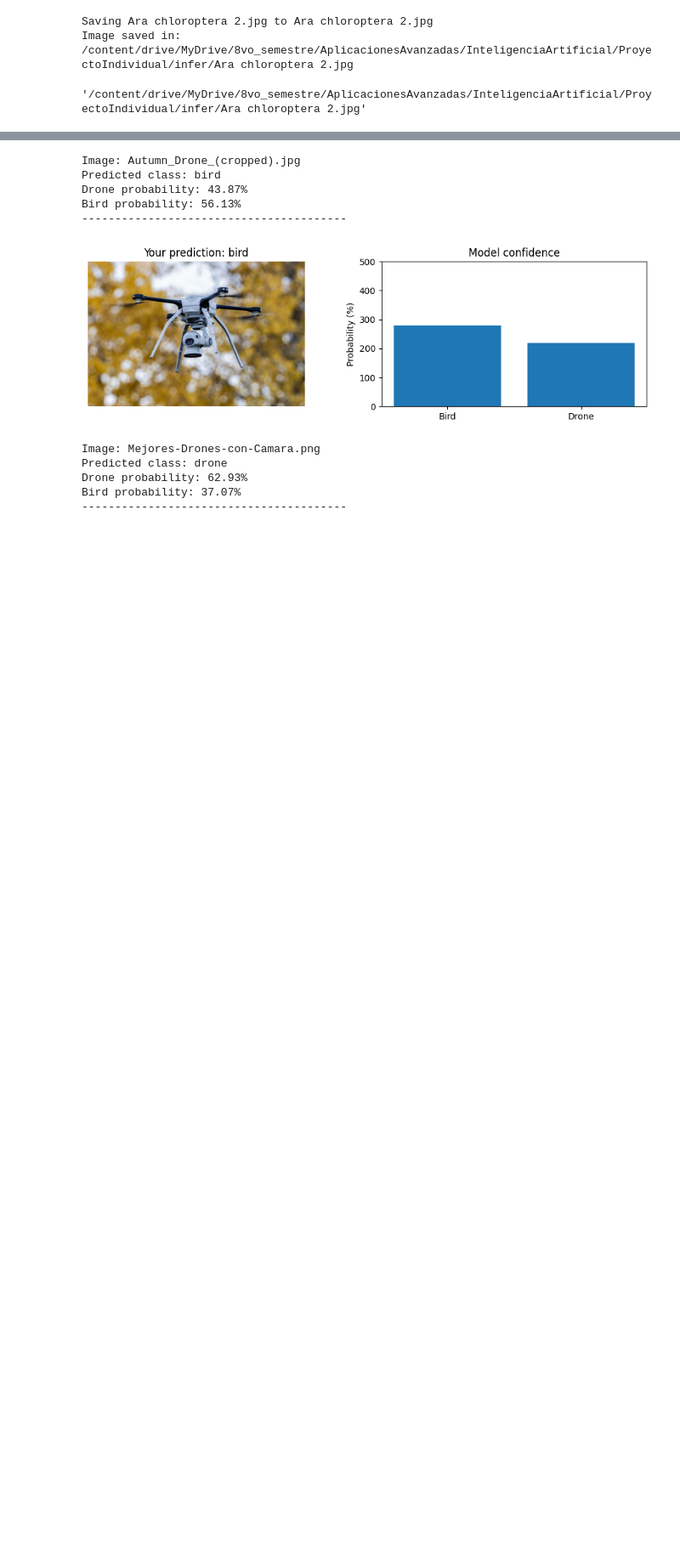
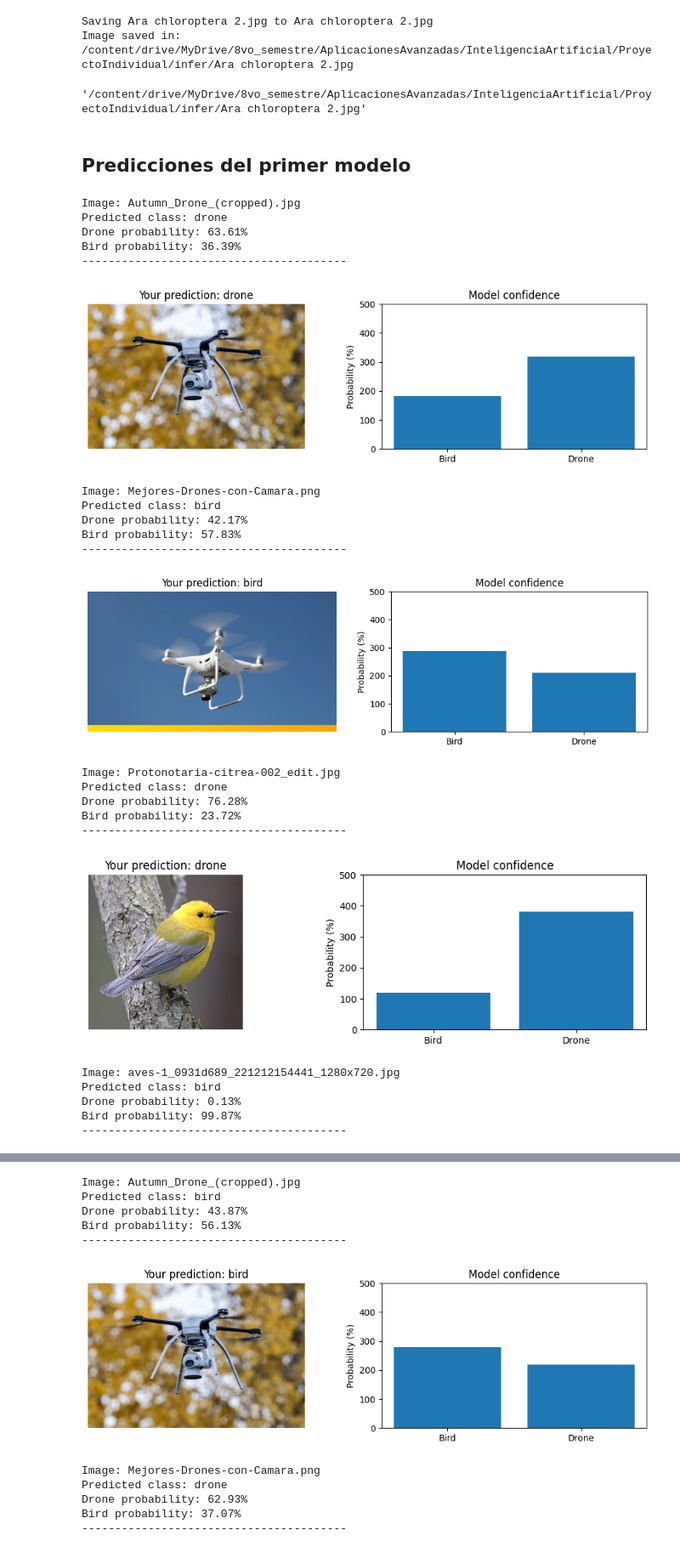
Before and after one commit to July230/AviDetect, a Jupyter notebook: AviDetectPredict.ipynb, the cells around one changed output, grey strips where cells are left out. Shown at 85% size. Cells and saved outputs as stored; diff of their text form; code cells hidden in the pictures; blank space fills up the shorter version.

Commit message:
add: agregar comparacion con primer modelo

```diff
--- a/AviDetectPredict.ipynb
+++ b/AviDetectPredict.ipynb
@@ -29,3 +31,34 @@ def getModel(modelPath):
+# %%
+def getModelCompiled():
+  """
+  Creates the model and compiles it
+
+  Parameters
+  ----------
+  None
+
+  Returns
+  -------
+  model : keras.models.Sequential
+    Compiled model
+  """
+  model = tf.keras.models.Sequential()
+  model.add(tf.keras.layers.Conv2D(32, (3, 3), activation="relu", input_shape = (224,224,3)))
+  model.add(tf.keras.layers.MaxPooling2D((2, 2)))
+  model.add(tf.keras.layers.Conv2D(64, (3, 3), activation="relu", input_shape = (224,224,3)))
+  model.add(tf.keras.layers.MaxPooling2D((2, 2)))
+  model.add(tf.keras.layers.Conv2D(128, (3, 3), activation="relu", input_shape = (224,224,3)))
+  model.add(tf.keras.layers.MaxPooling2D((2, 2)))
+  model.add(tf.keras.layers.Flatten())
+  model.add(tf.keras.layers.Dense(128,activation="relu"))
+  model.add(tf.keras.layers.Dense(1,activation="sigmoid"))
+
+  model.compile(
+    loss="binary_crossentropy",
+    optimizer="adam",
+    metrics=["accuracy"])
+
+  return model
 # %% [markdown]
 # Funciones para subir una imagen
 # %%
@@ -311,2 +344,7 @@ mkdir: cannot create directory ‘infer’: File exists
 # %%
 inferDirectory = os.path.join(parentDirectory, "infer")
+# %%
+firstModelPath = "checkpoints/ThreeLayerCNN/checkpoint.weights.h5"
+FirstAviDetect = getModelCompiled()
+FirstAviDetect.load_weights(firstModelPath)
+FirstAviDetect.summary()
@@ -344,3 +406,31 @@ uploadImage(inferDirectory)
 Saving Ara chloroptera 2.jpg to Ara chloroptera 2.jpg
 Image saved in: /content/drive/MyDrive/8vo_semestre/AplicacionesAvanzadas/InteligenciaArtificial/ProyectoIndividual/infer/Ara chloroptera 2.jpg
 '/content/drive/MyDrive/8vo_semestre/AplicacionesAvanzadas/InteligenciaArtificial/ProyectoIndividual/infer/Ara chloroptera 2.jpg'
+# %% [markdown]
+## Predicciones del primer modelo
+# %%
+predictDirectory(FirstAviDetect, "infer")
+# %% [output]
+Image: Autumn_Drone_(cropped).jpg
+Predicted class: drone
+Drone probability: 63.61%
+Bird probability: 36.39%
+----------------------------------------
+[figure, added]
+Image: Mejores-Drones-con-Camara.png
+Predicted class: bird
+Drone probability: 42.17%
+Bird probability: 57.83%
+----------------------------------------
+[figure, added]
+Image: Protonotaria-citrea-002_edit.jpg
+Predicted class: drone
+Drone probability: 76.28%
+Bird probability: 23.72%
+----------------------------------------
+[figure, added]
+Image: aves-1_0931d689_221212154441_1280x720.jpg
+Predicted class: bird
+Drone probability: 0.13%
+Bird probability: 99.87%
+----------------------------------------
```
Also changed, not shown: parts of 12 cells of this notebook.
